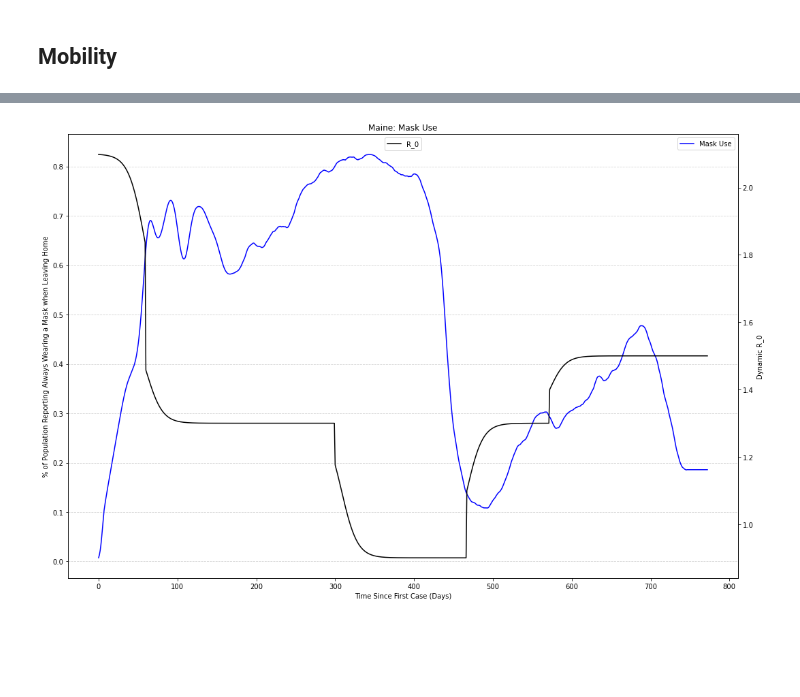
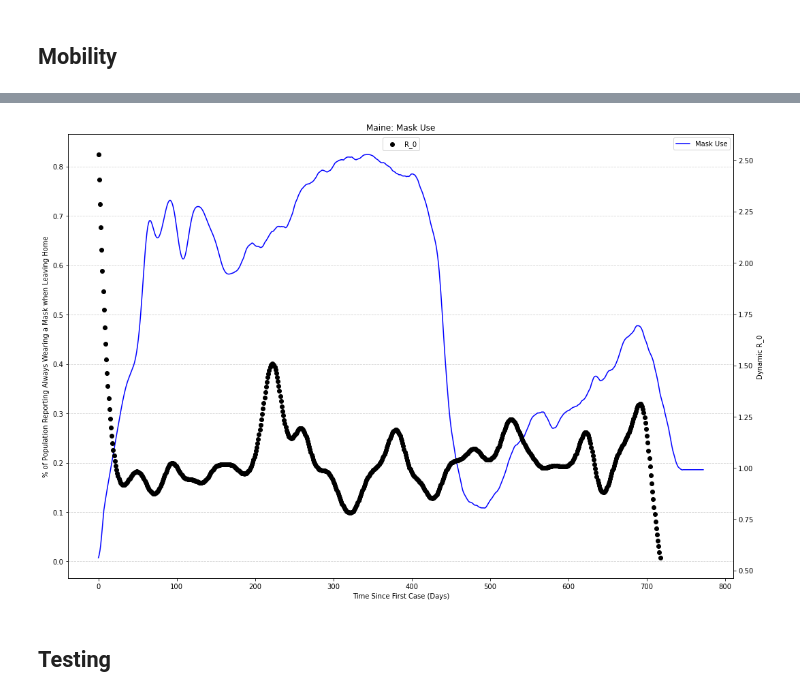
Before and after one commit to lmortizza/DAPB-Project, a Jupyter notebook: maine/Maine.ipynb, the cells around one changed output, grey strips where cells are left out. Drawn from its saved outputs; the diff is of its cells as text; code cells hidden in the pictures; blank space fills up the shorter version.

```diff
--- a/maine/Maine.ipynb
+++ b/maine/Maine.ipynb
@@ -216,4 +217,7 @@ data20 = pd.read_csv("data_download_file_reference_2020.csv")
 data21 = pd.read_csv("data_download_file_reference_2021.csv")
 data22 = pd.read_csv("data_download_file_reference_2022.csv")
 
-data20['location_name']=="Maine"
+
+
+
+estimates = pd.read_csv("estimates.csv")
@@ -243,4 +234,11 @@ subset22 = subset22.iloc[0:113]
 subset = pd.concat([subset20, subset21, subset22])
 subset.reset_index(inplace=True,drop=True)
 subset
+
+
+estimates_state = estimates[estimates.state == state]
+#getting data to start at 3/12/2020
+estimates_state = estimates_state.iloc[33:]
+estimates_state.reset_index(inplace=True,drop=True)
+estimates_state
 # %% [output]
@@ -289,20 +324,23 @@ plt.show()
 # %%
 
 fig, ax = plt.subplots(figsize=(15,10))
 ax2 = ax.twinx()
 ax.set_title(state+': Mask Use')
 ax.set_xlabel('Time Since First Case (Days)')
 ax.plot(subset.index, subset['mask_use_mean'], color='blue')
-ax2.plot(t, rt, color='black')
+#ax2.plot(t, rt, color='black')
 ax.set_ylabel('% of Population Reporting Always Wearing a Mask when Leaving Home')
 ax2.set_ylabel('Dynamic R_0')
+ax2.scatter(estimates_state.index, estimates_state['Rt'], color='black')
 ax.legend(['Mask Use'])
 ax2.legend(['R_0'], loc='upper center')
 ax.yaxis.grid(color='lightgray', linestyle='dashed')
 plt.tight_layout()
 plt.show()
 # %% [output]
-[figure, old version]
+[figure, new version]
+# %% [markdown]
+## Testing
 # %%
 fig, ax = plt.subplots(figsize=(15,10))
 ax2 = ax.twinx()
```
Also changed, not shown: parts of 17 cells of this notebook.
